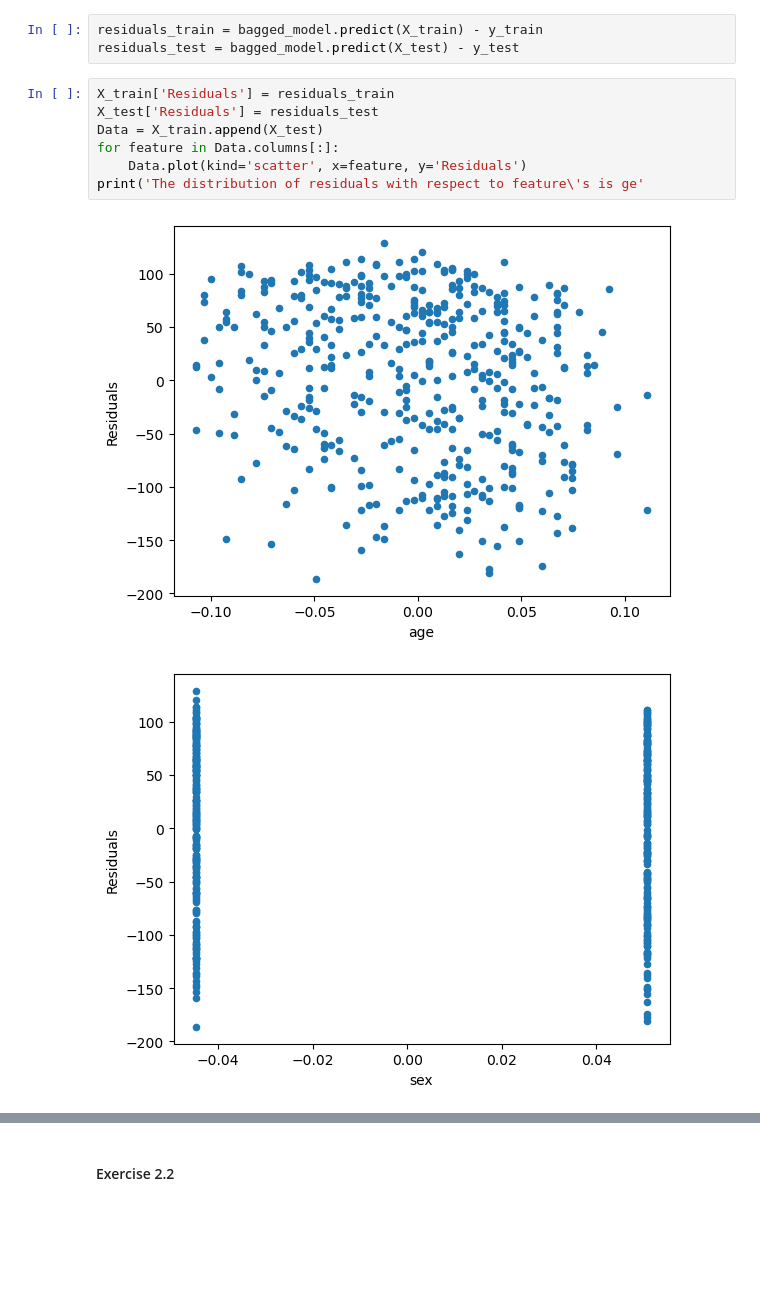
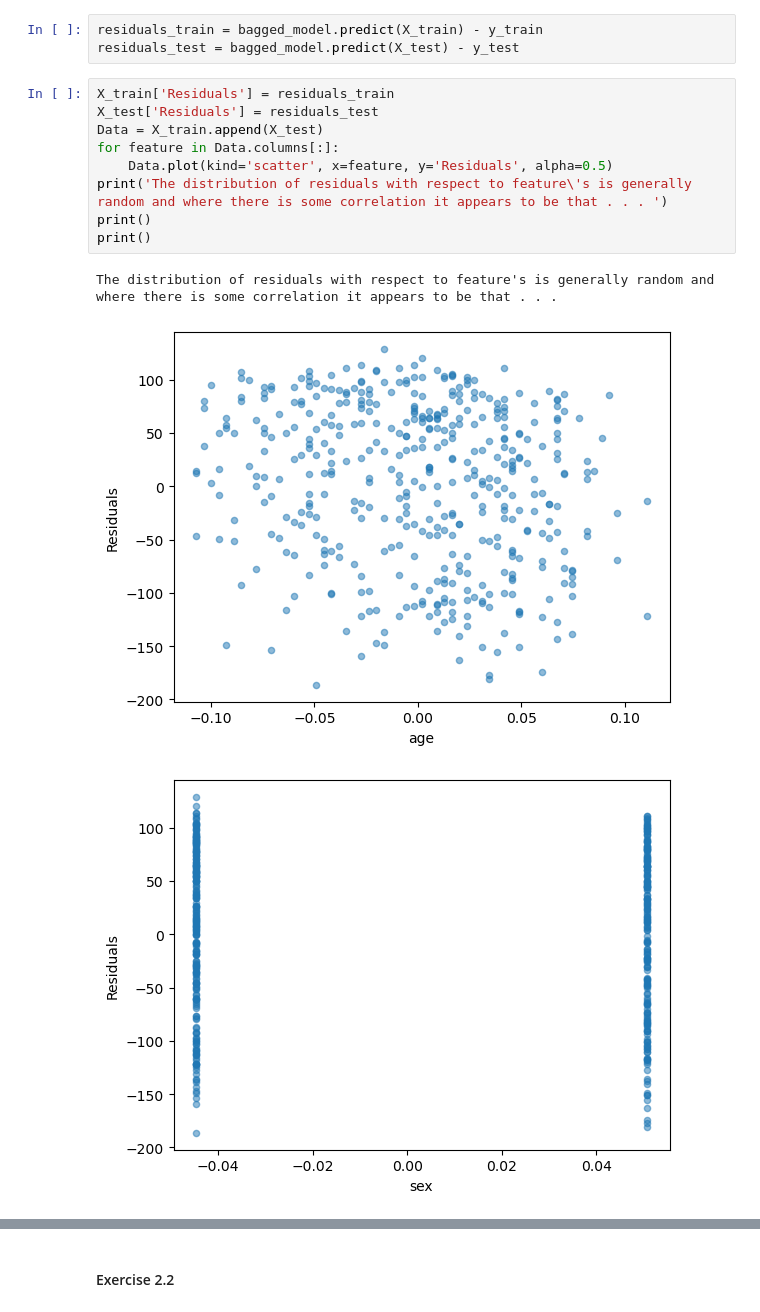
Before and after one commit to DiegoGarciaFrade/ResponsibleAI_G1, a Jupyter notebook: Week_2_1_linear_regression.ipynb, the cells around one changed output, grey strips where cells are left out. Saved outputs shown, nothing was run; the diff lists cells and outputs as text; blank space fills up the shorter version.

```diff
--- a/Week_2_1_linear_regression.ipynb
+++ b/Week_2_1_linear_regression.ipynb
@@ -198,10 +199,13 @@ residuals_test = bagged_model.predict(X_test) - y_test
 # %%
 X_train['Residuals'] = residuals_train
 X_test['Residuals'] = residuals_test
 Data = X_train.append(X_test)
 for feature in Data.columns[:]:
-    Data.plot(kind='scatter', x=feature, y='Residuals')
-print('The distribution of residuals with respect to feature\'s is ge'
+    Data.plot(kind='scatter', x=feature, y='Residuals', alpha=0.5)
+print('The distribution of residuals with respect to feature\'s is generally random and where there is some correlation it appears to be that . . . ')
+print()
+print()
 # %% [output]
+The distribution of residuals with respect to feature's is generally random and where there is some correlation it appears to be that . . .
-[figure, old version]
+[figure, new version]
-[figure, old version]
+[figure, new version]
```
Also changed, not shown: parts of 7 cells of this notebook.
